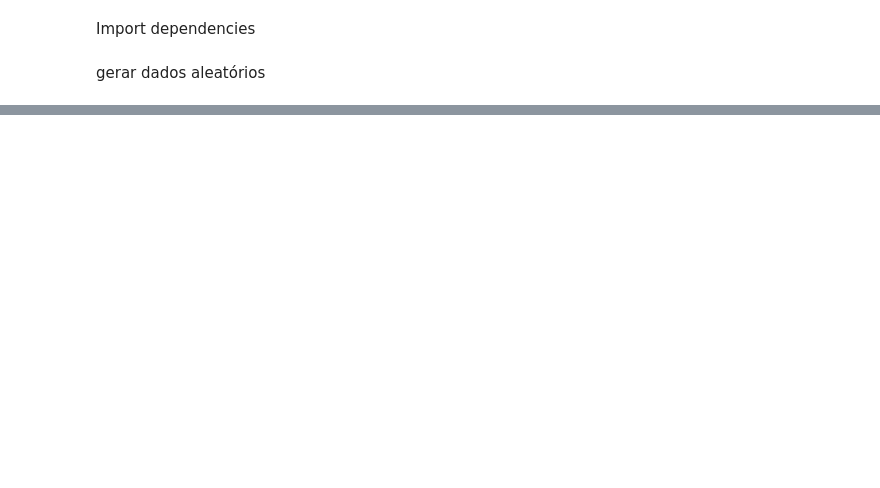
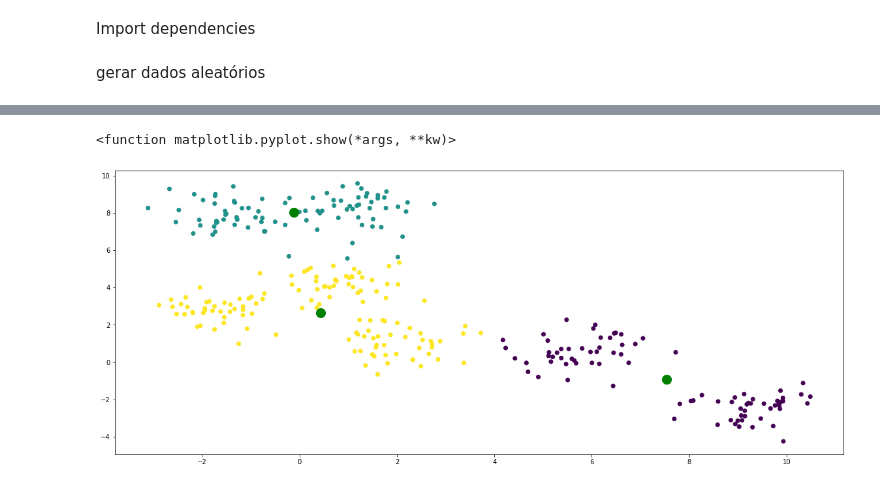
Before and after one commit to macegosso/py-clustering, a Jupyter notebook: clusterização.ipynb, the cells around one changed output, grey strips where cells are left out. Saved outputs shown, nothing was run; the diff lists cells and outputs as text; code cells hidden in the pictures; blank space fills up the shorter version.

```diff
--- a/clusterização.ipynb
+++ b/clusterização.ipynb
@@ -37,0 +26,8 @@ plt.scatter(x[:,0], x[:,1])
+# %%
+plt.figure(figsize=(20,8))
+plt.scatter(x[:,0], x[:,1], c=kmeans.labels_)
+plt.scatter(kmeans.cluster_centers_[:,0], kmeans.cluster_centers_[:,1], c='green', s=200)
+plt.show
+# %% [output]
+<function matplotlib.pyplot.show(*args, **kw)>
+[figure, added]
```
Also changed, not shown: parts of 8 cells of this notebook.
